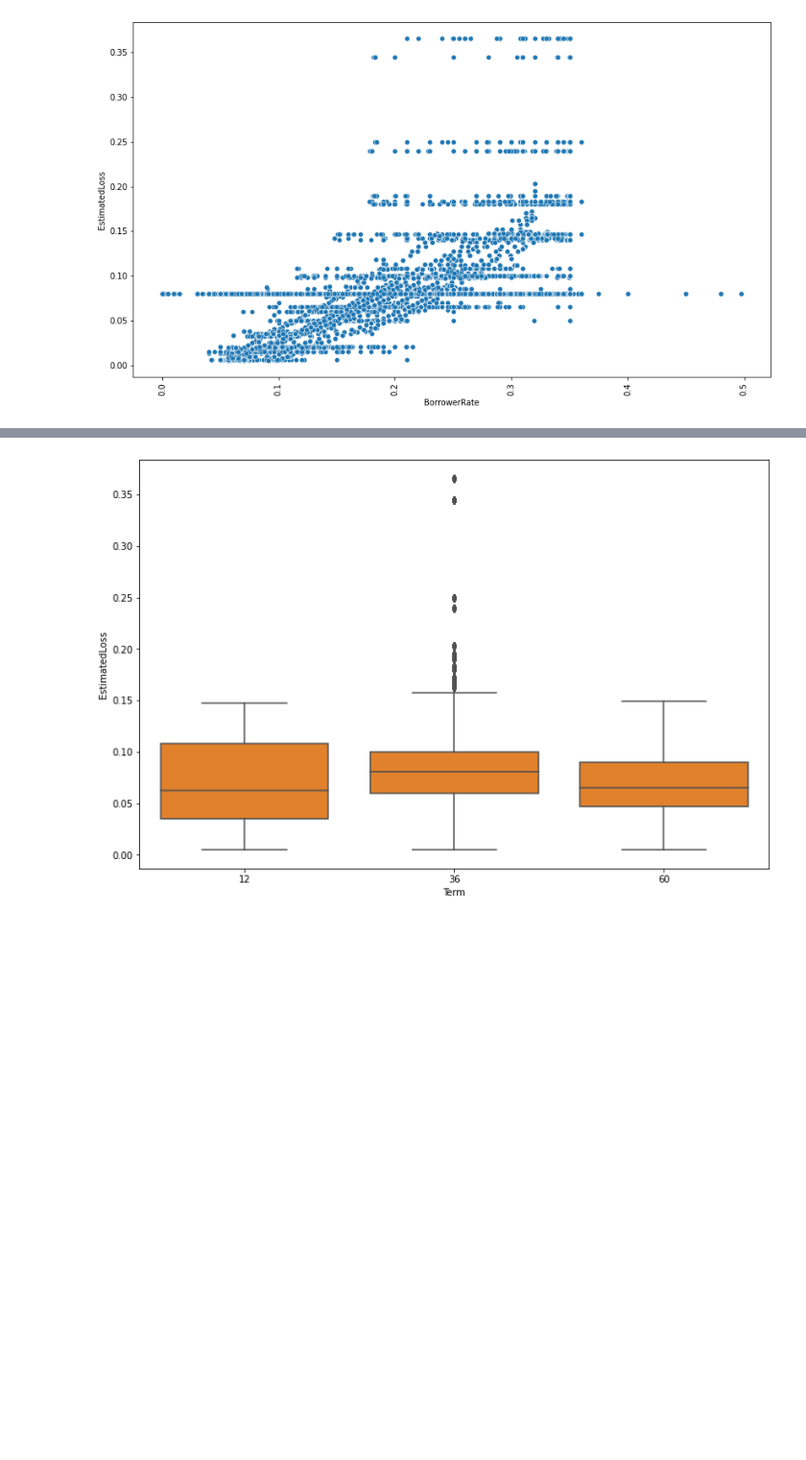
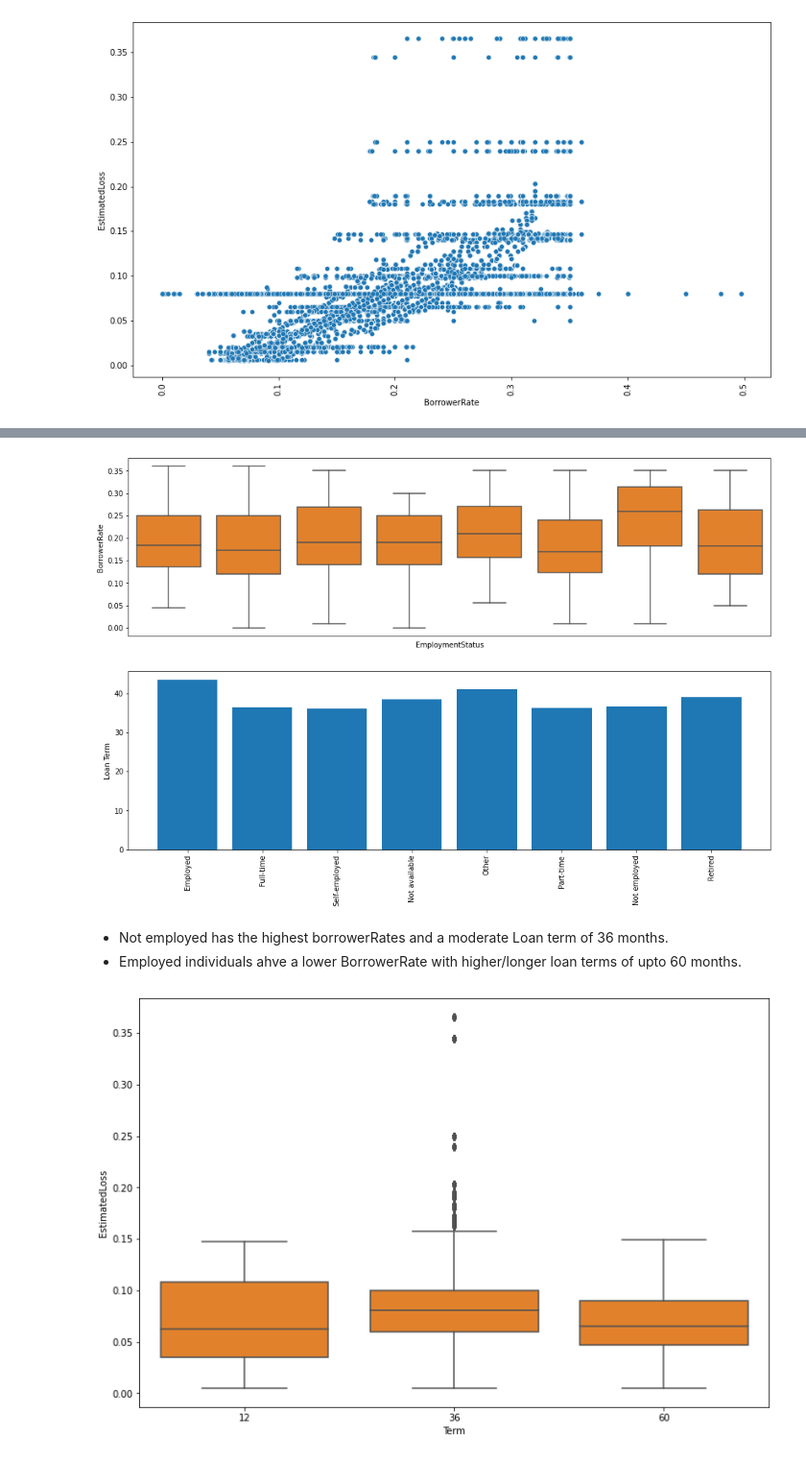
Before and after one commit to 3liud/loan-dataset-exploratoration, a Jupyter notebook: Notebooks/Part_I_exploration_template.ipynb, the cells around one changed output, grey strips where cells are left out. Shown at 96% size. Saved outputs shown, nothing was run; the diff lists cells and outputs as text; code cells hidden in the pictures; blank space fills up the shorter version.

```diff
--- a/Notebooks/Part_I_exploration_template.ipynb
+++ b/Notebooks/Part_I_exploration_template.ipynb
@@ -311,3 +303,25 @@ plt.xticks(rotation = 90);
+# %%
+# see the relation with employment status using full dataset
+plt.figure(figsize = [16,10])
+
+# plot APR vs employment status
+plt.subplot(2,1,1)
+sb.boxplot(data = ploans, x = 'EmploymentStatus', y = 'BorrowerRate',color = base_color,
+           order = ploans['EmploymentStatus'].value_counts().index)
+plt.xticks([]);
+
+# plot average ProsperRating in each employment status
+plt.subplot(2,1,2)
+plt.bar(x = ploans['EmploymentStatus'].value_counts().index,
+        height = ploans.groupby('EmploymentStatus').mean()['Term'])
+plt.xticks(rotation = 90)
+plt.ylabel('Loan Term')
+plt.show;
+# %% [output]
+[figure, added]
+# %% [markdown]
+- Not employed has the highest borrowerRates and a moderate Loan term of 36 months.
+- Employed individuals ahve a lower BorrowerRate with higher/longer loan terms of upto 60 months.
 # %%
 plt.figure(figsize=(12,8))
 sb.boxplot(data = ploans, x = 'Term', y = 'EstimatedLoss', color = base_color);
```
Also changed, not shown: parts of 17 cells of this notebook.
